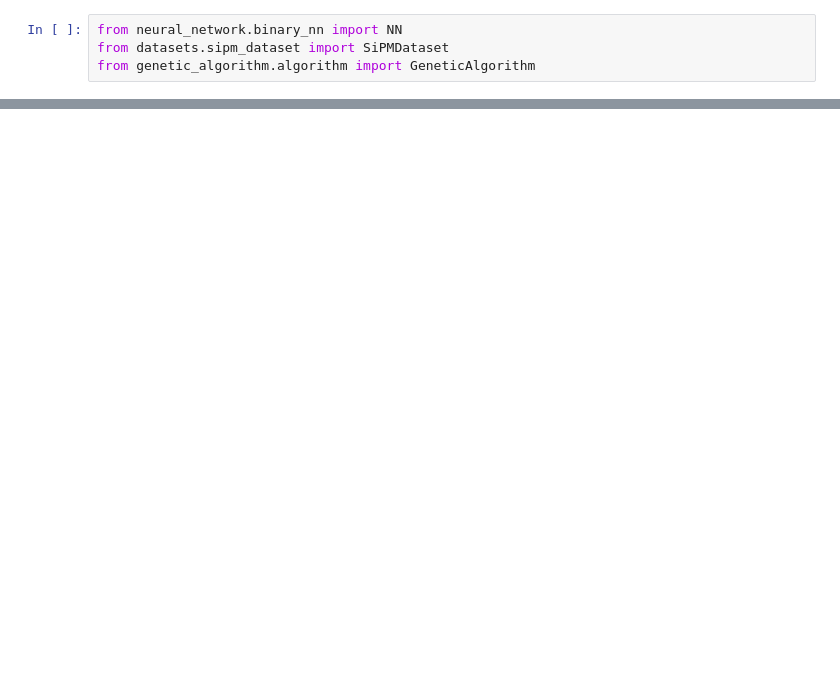
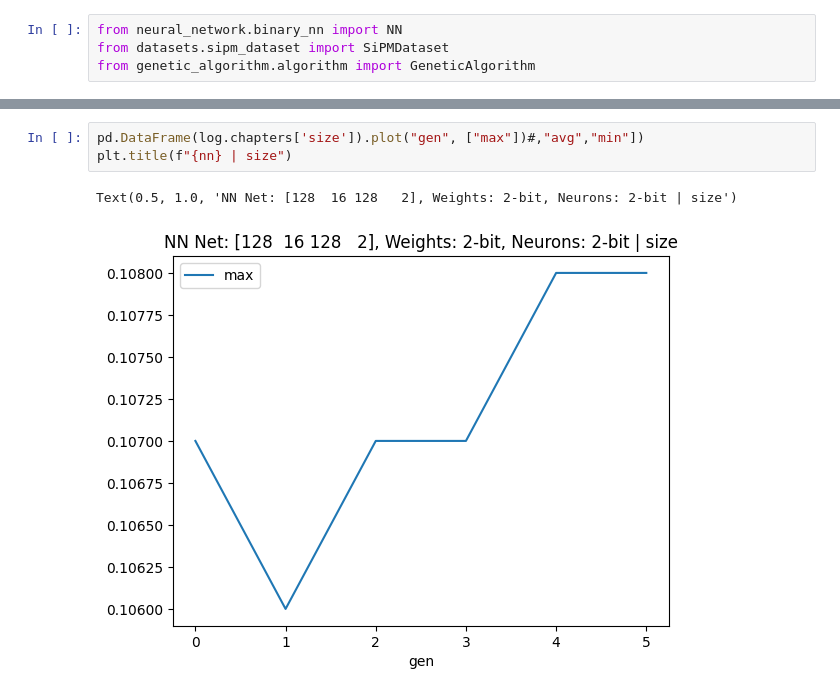
Before and after one commit to fzj-ica/HCL4BNN, a Jupyter notebook: example_run.ipynb, the cells around one changed output, grey strips where cells are left out. Saved outputs shown, nothing was run; the diff lists cells and outputs as text; blank space fills up the shorter version.

```diff
--- a/example_run.ipynb
+++ b/example_run.ipynb
@@ -69,0 +67,6 @@ Labels (y):
+# %%
+pd.DataFrame(log.chapters['size']).plot("gen", ["max"])#,"avg","min"])
+plt.title(f"{nn} | size")
+# %% [output]
+Text(0.5, 1.0, 'NN Net: [128  16 128   2], Weights: 2-bit, Neurons: 2-bit | size')
+[figure, added]
```
Also changed, not shown: parts of 15 cells of this notebook, 2 other files.
